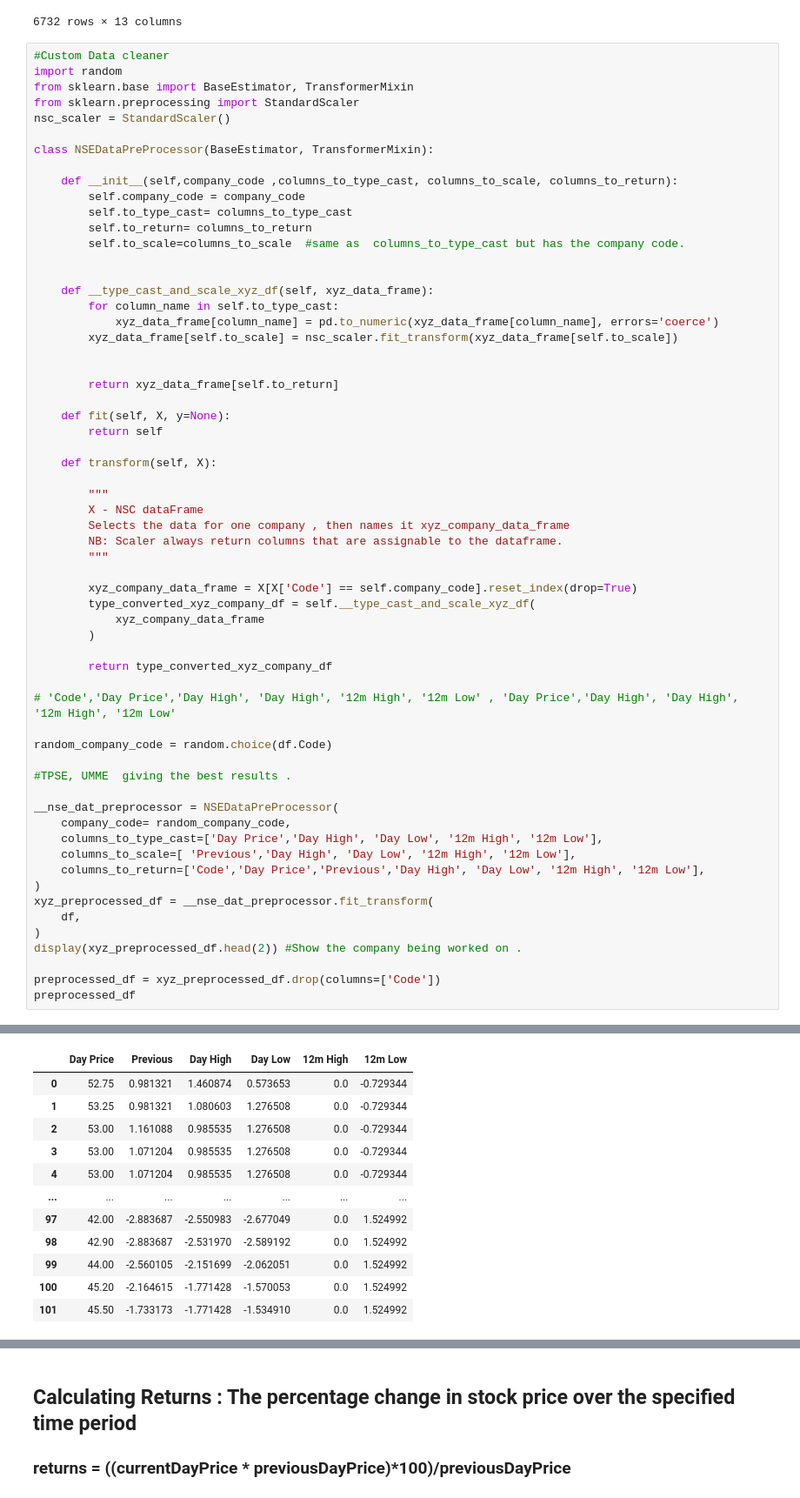
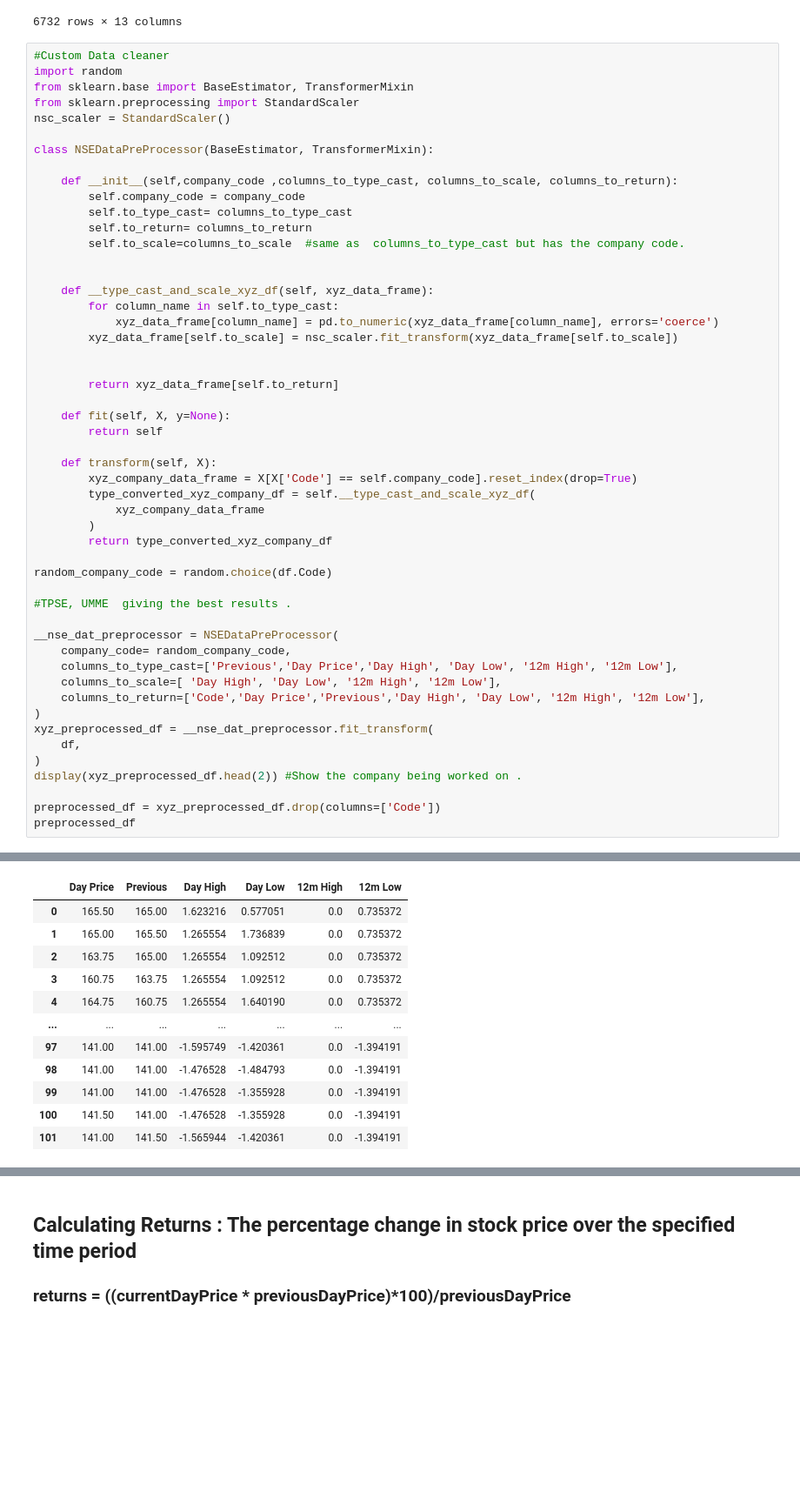
Before and after one commit to keringKirwa/4.1_Machine_Learning, a Jupyter notebook: NCS_Time_Series_Prediction/Linear_Regression/Classification_with_pipeline.ipynb, the cells around one changed output, grey strips where cells are left out. Shown at 87% size. Drawn from its saved outputs; the diff is of its cells as text; blank space fills up the shorter version.

```diff
--- a/NCS_Time_Series_Prediction/Linear_Regression/Classification_with_pipeline.ipynb
+++ b/NCS_Time_Series_Prediction/Linear_Regression/Classification_with_pipeline.ipynb
@@ -49,21 +49,11 @@ class NSEDataPreProcessor(BaseEstimator, TransformerMixin):
         return self
 
     def transform(self, X):
-
-        """
-        X - NSC dataFrame
-        Selects the data for one company , then names it xyz_company_data_frame
-        NB: Scaler always return columns that are assignable to the dataframe.
-        """
-
         xyz_company_data_frame = X[X['Code'] == self.company_code].reset_index(drop=True)
         type_converted_xyz_company_df = self.__type_cast_and_scale_xyz_df(
             xyz_company_data_frame
         )
-
         return type_converted_xyz_company_df
-
-# 'Code','Day Price','Day High', 'Day High', '12m High', '12m Low' , 'Day Price','Day High', 'Day High', '12m High', '12m Low'
 
 random_company_code = random.choice(df.Code)
 
@@ -71,8 +61,8 @@ random_company_code = random.choice(df.Code)
 
 __nse_dat_preprocessor = NSEDataPreProcessor(
     company_code= random_company_code,
-    columns_to_type_cast=['Day Price','Day High', 'Day Low', '12m High', '12m Low'],
-    columns_to_scale=[ 'Previous','Day High', 'Day Low', '12m High', '12m Low'],
+    columns_to_type_cast=['Previous','Day Price','Day High', 'Day Low', '12m High', '12m Low'],
+    columns_to_scale=[ 'Day High', 'Day Low', '12m High', '12m Low'],
     columns_to_return=['Code','Day Price','Previous','Day High', 'Day Low', '12m High', '12m Low'],
 )
 xyz_preprocessed_df = __nse_dat_preprocessor.fit_transform(
@@ -89,15 +79,15 @@ preprocessed_df
 |  | Day Price | Previous | Day High | Day Low | 12m High | 12m Low |
-| 0 | 52.75 | 0.981321 | 1.460874 | 0.573653 | 0.0 | -0.729344 |
-| 1 | 53.25 | 0.981321 | 1.080603 | 1.276508 | 0.0 | -0.729344 |
-| 2 | 53.00 | 1.161088 | 0.985535 | 1.276508 | 0.0 | -0.729344 |
-| 3 | 53.00 | 1.071204 | 0.985535 | 1.276508 | 0.0 | -0.729344 |
-| 4 | 53.00 | 1.071204 | 0.985535 | 1.276508 | 0.0 | -0.729344 |
+| 0 | 165.50 | 165.00 | 1.623216 | 0.577051 | 0.0 | 0.735372 |
+| 1 | 165.00 | 165.50 | 1.265554 | 1.736839 | 0.0 | 0.735372 |
+| 2 | 163.75 | 165.00 | 1.265554 | 1.092512 | 0.0 | 0.735372 |
+| 3 | 160.75 | 163.75 | 1.265554 | 1.092512 | 0.0 | 0.735372 |
+| 4 | 164.75 | 160.75 | 1.265554 | 1.640190 | 0.0 | 0.735372 |
 | ... | ... | ... | ... | ... | ... | ... |
-| 97 | 42.00 | -2.883687 | -2.550983 | -2.677049 | 0.0 | 1.524992 |
-| 98 | 42.90 | -2.883687 | -2.531970 | -2.589192 | 0.0 | 1.524992 |
-| 99 | 44.00 | -2.560105 | -2.151699 | -2.062051 | 0.0 | 1.524992 |
-| 100 | 45.20 | -2.164615 | -1.771428 | -1.570053 | 0.0 | 1.524992 |
-| 101 | 45.50 | -1.733173 | -1.771428 | -1.534910 | 0.0 | 1.524992 |
+| 97 | 141.00 | 141.00 | -1.595749 | -1.420361 | 0.0 | -1.394191 |
+| 98 | 141.00 | 141.00 | -1.476528 | -1.484793 | 0.0 | -1.394191 |
+| 99 | 141.00 | 141.00 | -1.476528 | -1.355928 | 0.0 | -1.394191 |
+| 100 | 141.50 | 141.00 | -1.476528 | -1.355928 | 0.0 | -1.394191 |
+| 101 | 141.00 | 141.50 | -1.565944 | -1.420361 | 0.0 | -1.394191 |
 102 rows × 6 columns
 # %%
 x_features = ['Previous','Day High', 'Day Low', '12m High', '12m Low']
```
Also changed, not shown: parts of 14 cells of this notebook, 3 other files.
